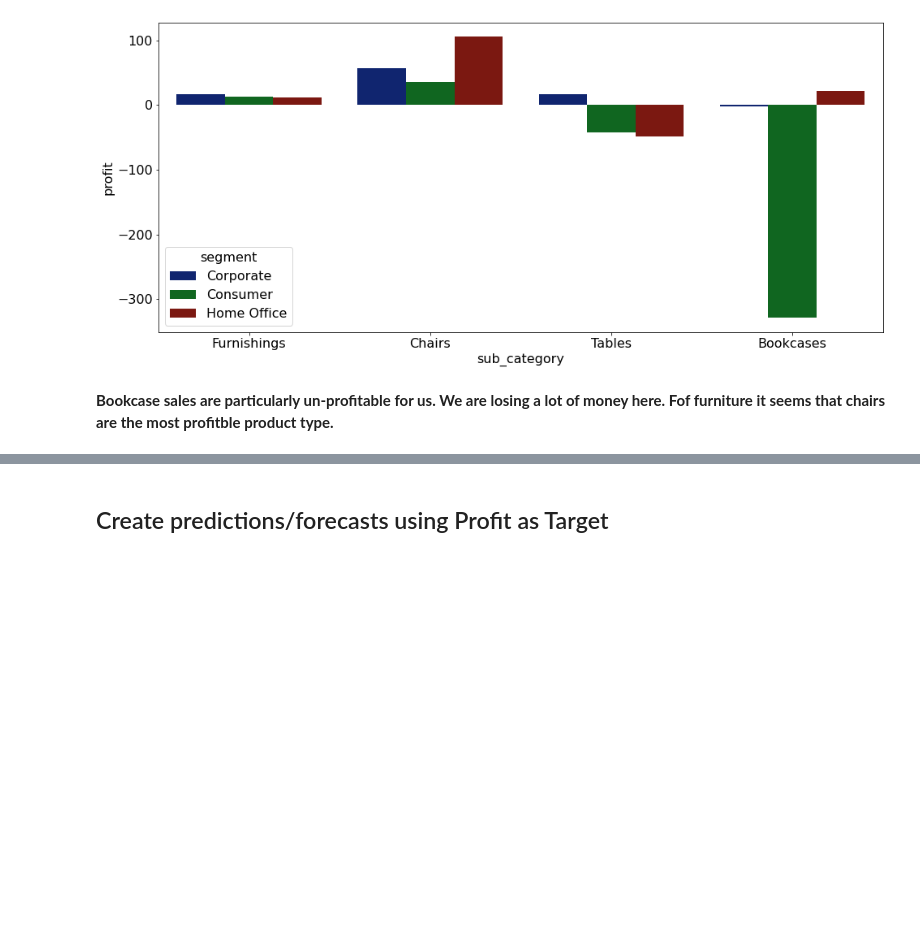
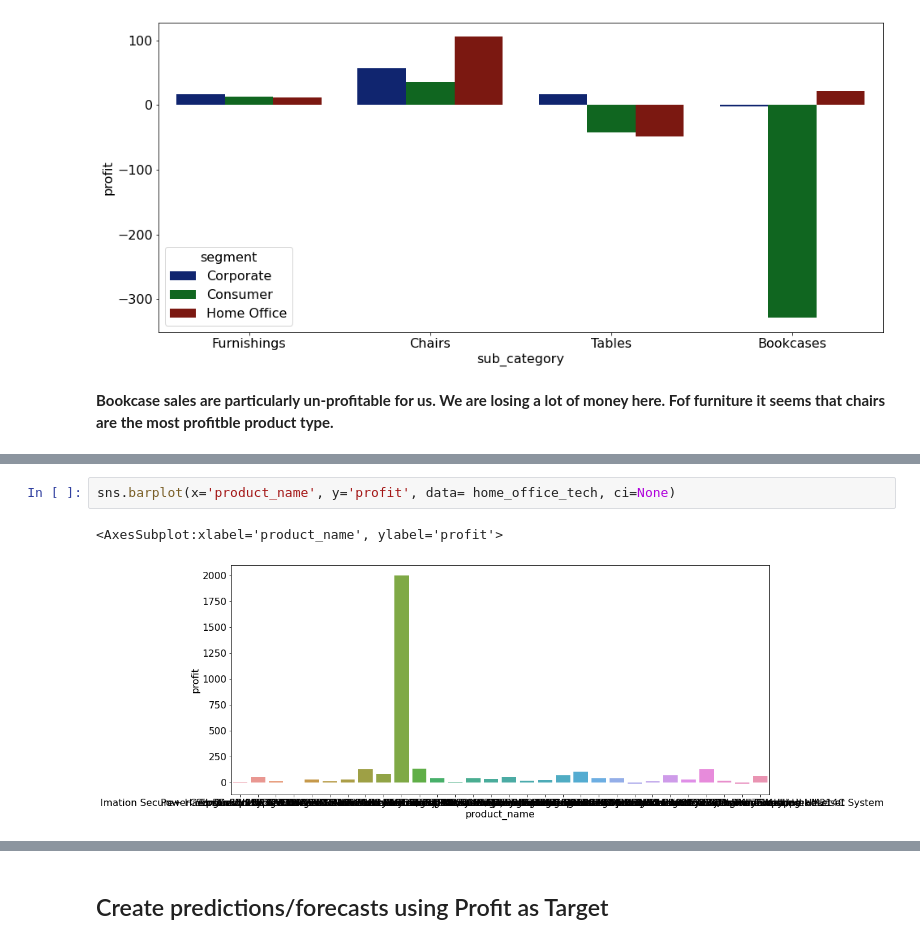
Before and after one commit to Kristofer-Rivera-and-Oliver-Ton/time_series_project, a Jupyter notebook: rivera_working_notebook.ipynb, the cells around one changed output, grey strips where cells are left out. Drawn from its saved outputs; the diff is of its cells as text; blank space fills up the shorter version.

```diff
--- a/rivera_working_notebook.ipynb
+++ b/rivera_working_notebook.ipynb
@@ -448,0 +481,5 @@ sns.barplot(x='sub_category', y='profit', data= furniture, hue='segment', ci=Non
+# %%
+sns.barplot(x='product_name', y='profit', data= home_office_tech, ci=None)
+# %% [output]
+<AxesSubplot:xlabel='product_name', ylabel='profit'>
+[figure, added]
```
Also changed, not shown: parts of 21 cells of this notebook.
